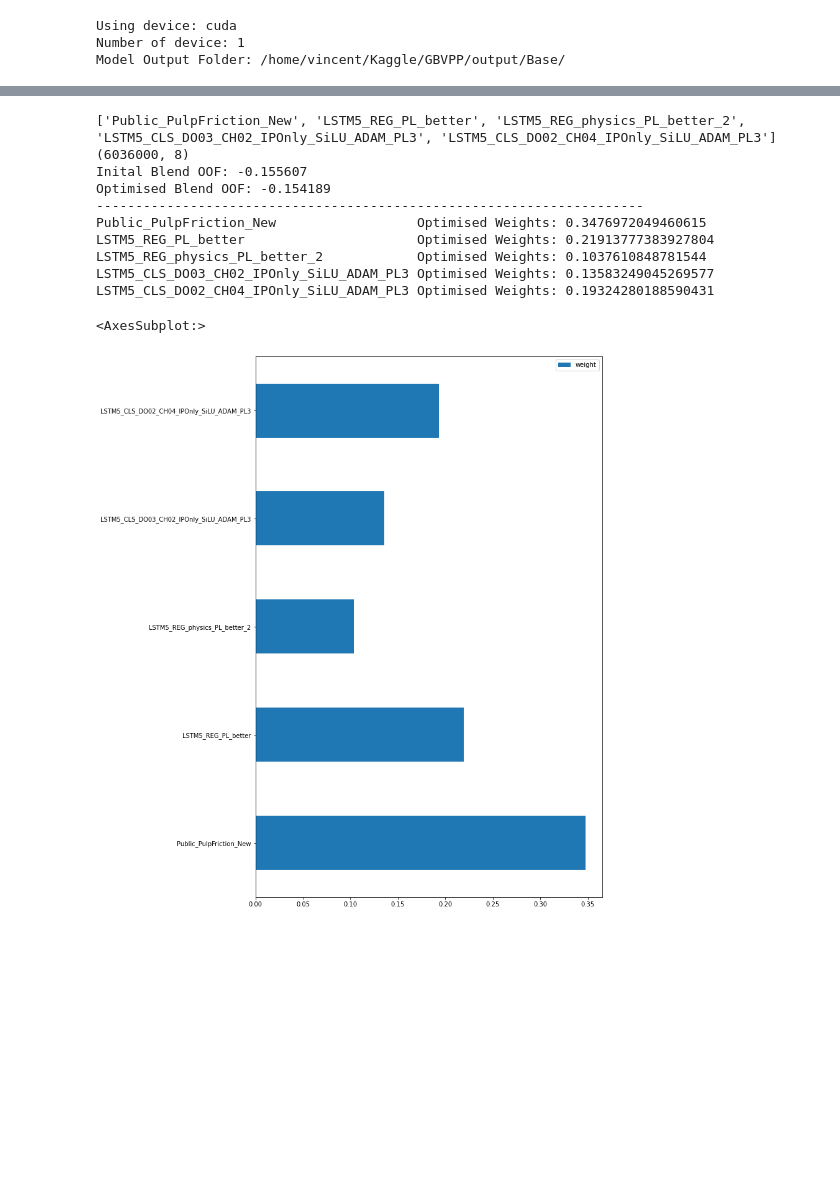
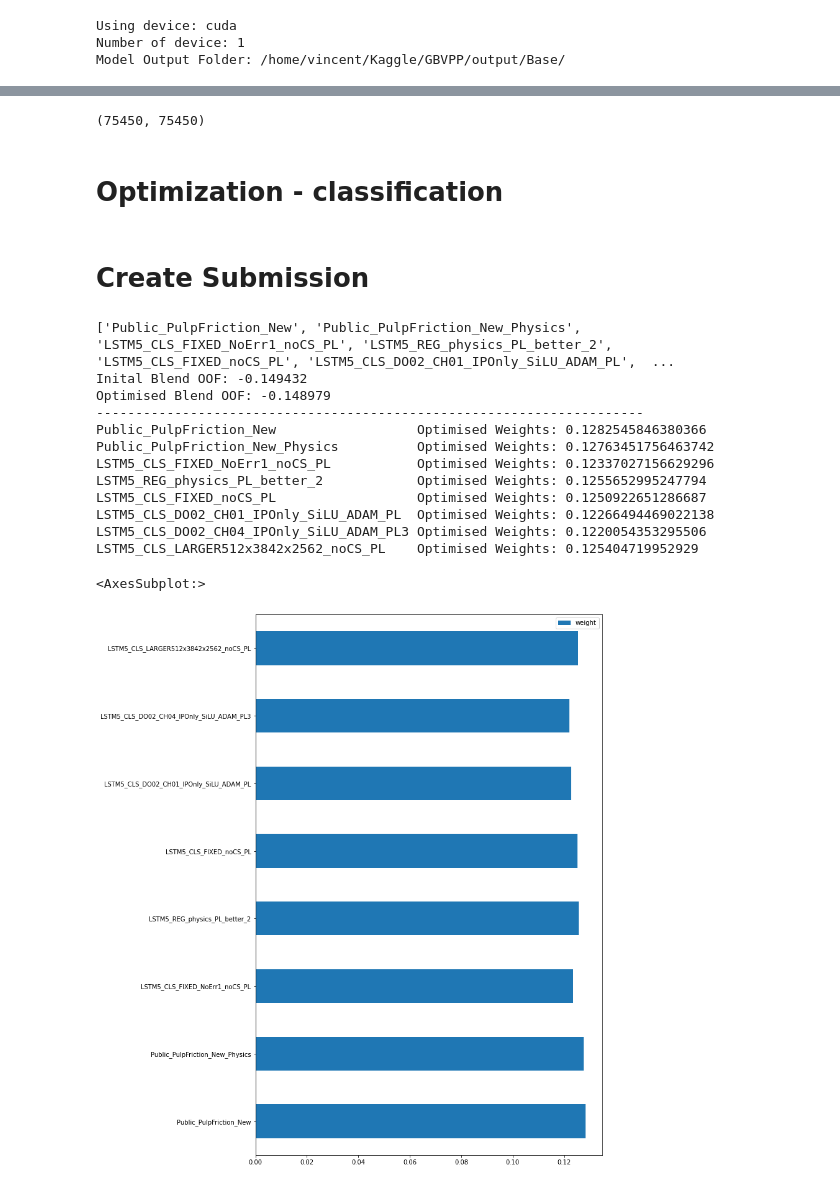
Before and after one commit to ZiyueWang25/GBVPP, a Jupyter notebook: notebook/Ensemble.ipynb, the cells around one changed output, grey strips where cells are left out. Saved outputs shown, nothing was run; the diff lists cells and outputs as text; code cells hidden in the pictures; blank space fills up the shorter version.

```diff
--- a/notebook/Ensemble.ipynb
+++ b/notebook/Ensemble.ipynb
@@ -135,0 +546,4 @@ sub_all.head()
+# %%
+len(breath_score_df), sum(best_counts)
+# %% [output]
+(75450, 75450)
@@ -136,41 +557,48 @@ sub_all.head()
+# %% [markdown]
+# Optimization - classification
+# %% [markdown]
+# Create Submission
 # %%
-# weight optimization here .....
-sci_opt_preds = train[model_cols + ["pressure","u_out","fold"]].copy()
-X = sci_opt_preds[model_cols].values
-print(model_cols, sci_opt_preds.shape)
-def get_score(weights, oof=sci_opt_preds):
-    weights = np.array(weights)
-    oof["prediction"] = (weights * X).sum(axis=1)
-    oof["prediction"] = transform_pv(oof["prediction"])
-    return oof.groupby("fold").apply(lambda df: cal_mae_metric(df["pressure"],df["prediction"],1-df["u_out"])).mean()
+# # weight optimization here .....
+# sci_opt_preds = train[model_cols + ["pressure","u_out","fold"]].copy()
+# X = sci_opt_preds[model_cols].values
+# print(model_cols, sci_opt_preds.shape)
+# def get_score(weights, oof=sci_opt_preds):
+#     weights = np.array(weights)
+#     oof["prediction"] = (weights * X).sum(axis=1)
+#     oof["prediction"] = transform_pv(oof["prediction"])
+#     return oof.groupby("fold").apply(lambda df: cal_mae_metric(df["pressure"],df["prediction"],1-df["u_out"])).mean()
 
-tol = 1e-10
-init_guess = [1 / len(model_cols)] * len(model_cols)
-bnds = [(-1, 1) for _ in range(len(model_cols))]
-print('Inital Blend OOF: {:.6f}'.format(-get_score(init_guess)))
-res_scipy = minimize(fun = get_score,
-                    x0 = init_guess,
-                    method = 'Nelder-Mead',
-                    bounds = bnds,
-                    tol = tol)
-print('Optimised Blend OOF: {:.6f}'.format(-res_scipy.fun))
-sci_cv_score = -res_scipy.fun
-print('-' * 70)
-for n, key in enumerate(model_cols):
-    print(f'{key:40s} Optimised Weights:', res_scipy.x[n])
-ws = res_scipy.x
-pd.DataFrame(dict(zip(model_cols,ws)),index=["weight"]).T.plot(kind="barh",figsize=(10,16))
+# tol = 1e-10
+# init_guess = [1 / len(model_cols)] * len(model_cols)
+# bnds = [(-1, 1) for _ in range(len(model_cols))]
+# print('Inital Blend OOF: {:.6f}'.format(-get_score(init_guess)))
+# res_scipy = minimize(fun = get_score,
+#                     x0 = init_guess,
+#                     method = 'Nelder-Mead',
+#                     bounds = bnds,
+#                     tol = tol)
+# print('Optimised Blend OOF: {:.6f}'.format(-res_scipy.fun))
+# sci_cv_score = -res_scipy.fun
+# print('-' * 70)
+# for n, key in enumerate(model_cols):
+#     print(f'{key:40s} Optimised Weights:', res_scipy.x[n])
+# ws = res_scipy.x
+# pd.DataFrame(dict(zip(model_cols,ws)),index=["weight"]).T.plot(kind="barh",figsize=(10,16))
 # %% [output]
-['Public_PulpFriction_New', 'LSTM5_REG_PL_better', 'LSTM5_REG_physics_PL_better_2', 'LSTM5_CLS_DO03_CH02_IPOnly_SiLU_ADAM_PL3', 'LSTM5_CLS_DO02_CH04_IPOnly_SiLU_ADAM_PL3'] (6036000, 8)
-Inital Blend OOF: -0.155607
-Optimised Blend OOF: -0.154189
+['Public_PulpFriction_New', 'Public_PulpFriction_New_Physics', 'LSTM5_CLS_FIXED_NoErr1_noCS_PL', 'LSTM5_REG_physics_PL_better_2', 'LSTM5_CLS_FIXED_noCS_PL', 'LSTM5_CLS_DO02_CH01_IPOnly_SiLU_ADAM_PL',  ...
+Inital Blend OOF: -0.149432
+Optimised Blend OOF: -0.148979
 ----------------------------------------------------------------------
-Public_PulpFriction_New                  Optimised Weights: 0.3476972049460615
-LSTM5_REG_PL_better                      Optimised Weights: 0.21913777383927804
-LSTM5_REG_physics_PL_better_2            Optimised Weights: 0.1037610848781544
-LSTM5_CLS_DO03_CH02_IPOnly_SiLU_ADAM_PL3 Optimised Weights: 0.13583249045269577
-LSTM5_CLS_DO02_CH04_IPOnly_SiLU_ADAM_PL3 Optimised Weights: 0.19324280188590431
+Public_PulpFriction_New                  Optimised Weights: 0.1282545846380366
+Public_PulpFriction_New_Physics          Optimised Weights: 0.12763451756463742
+LSTM5_CLS_FIXED_NoErr1_noCS_PL           Optimised Weights: 0.12337027156629296
+LSTM5_REG_physics_PL_better_2            Optimised Weights: 0.1255652995247794
+LSTM5_CLS_FIXED_noCS_PL                  Optimised Weights: 0.1250922651286687
+LSTM5_CLS_DO02_CH01_IPOnly_SiLU_ADAM_PL  Optimised Weights: 0.12266494469022138
+LSTM5_CLS_DO02_CH04_IPOnly_SiLU_ADAM_PL3 Optimised Weights: 0.1220054353295506
+LSTM5_CLS_LARGER512x3842x2562_noCS_PL    Optimised Weights: 0.125404719952929
 <AxesSubplot:>
-[figure, old version]
+[figure, new version]
 # %%
 # weights here ....
```
Also changed, not shown: parts of 75 cells of this notebook, 4 other files.
